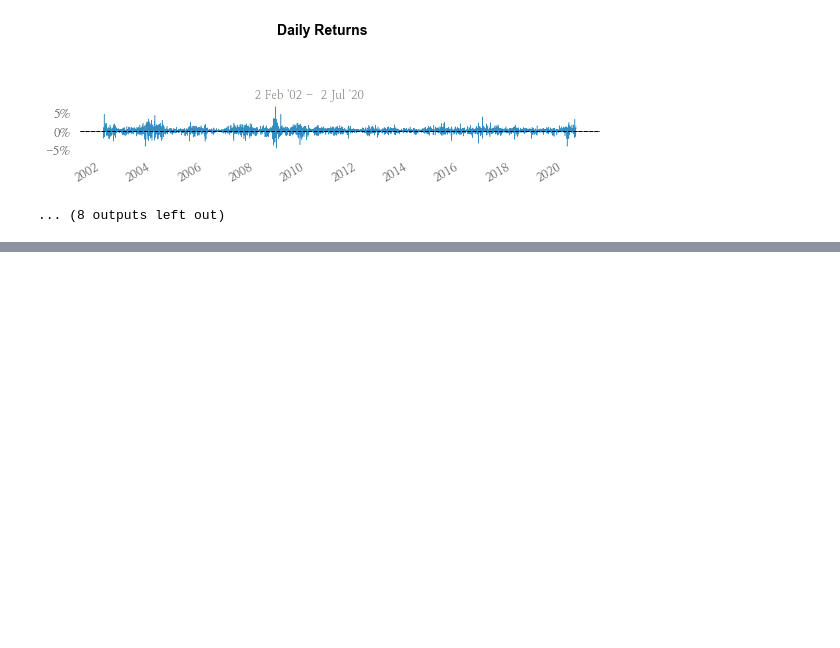
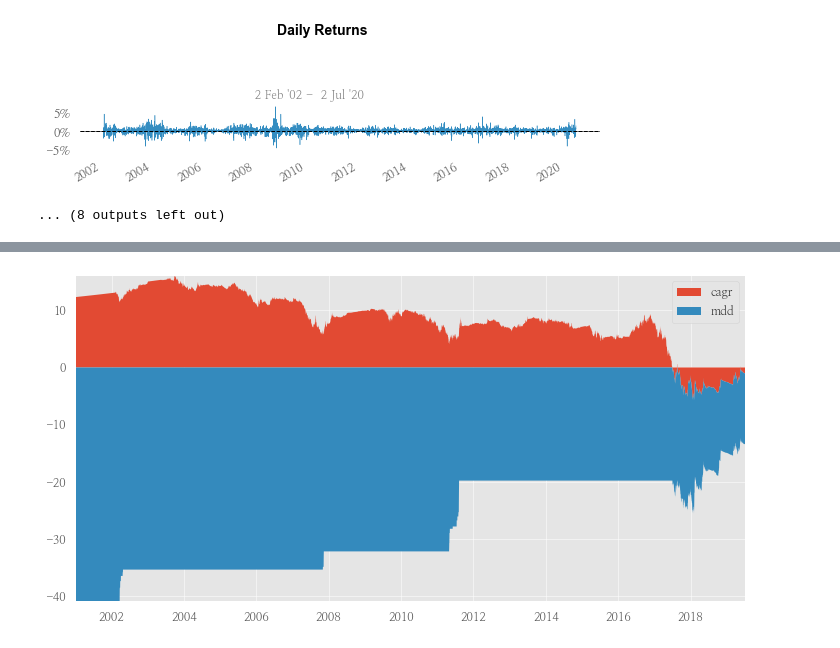
Before and after one commit to hermian/USAP, a Jupyter notebook: 대통합외국인수급수정.ipynb, the cells around one changed output, grey strips where cells are left out. Cells and saved outputs as stored; diff of their text form; code cells hidden in the pictures; blank space fills up the shorter version.

```diff
--- a/대통합외국인수급수정.ipynb
+++ b/대통합외국인수급수정.ipynb
@@ -288,0 +348,3 @@ Strategy Visualization
+# %%
+투자시점별CAGRMDD(bt_kbase3)
+# %% [output]
@@ -288,0 +352 @@ Strategy Visualization
+[figure, added]
```
Also changed, not shown: parts of 7 cells of this notebook.
